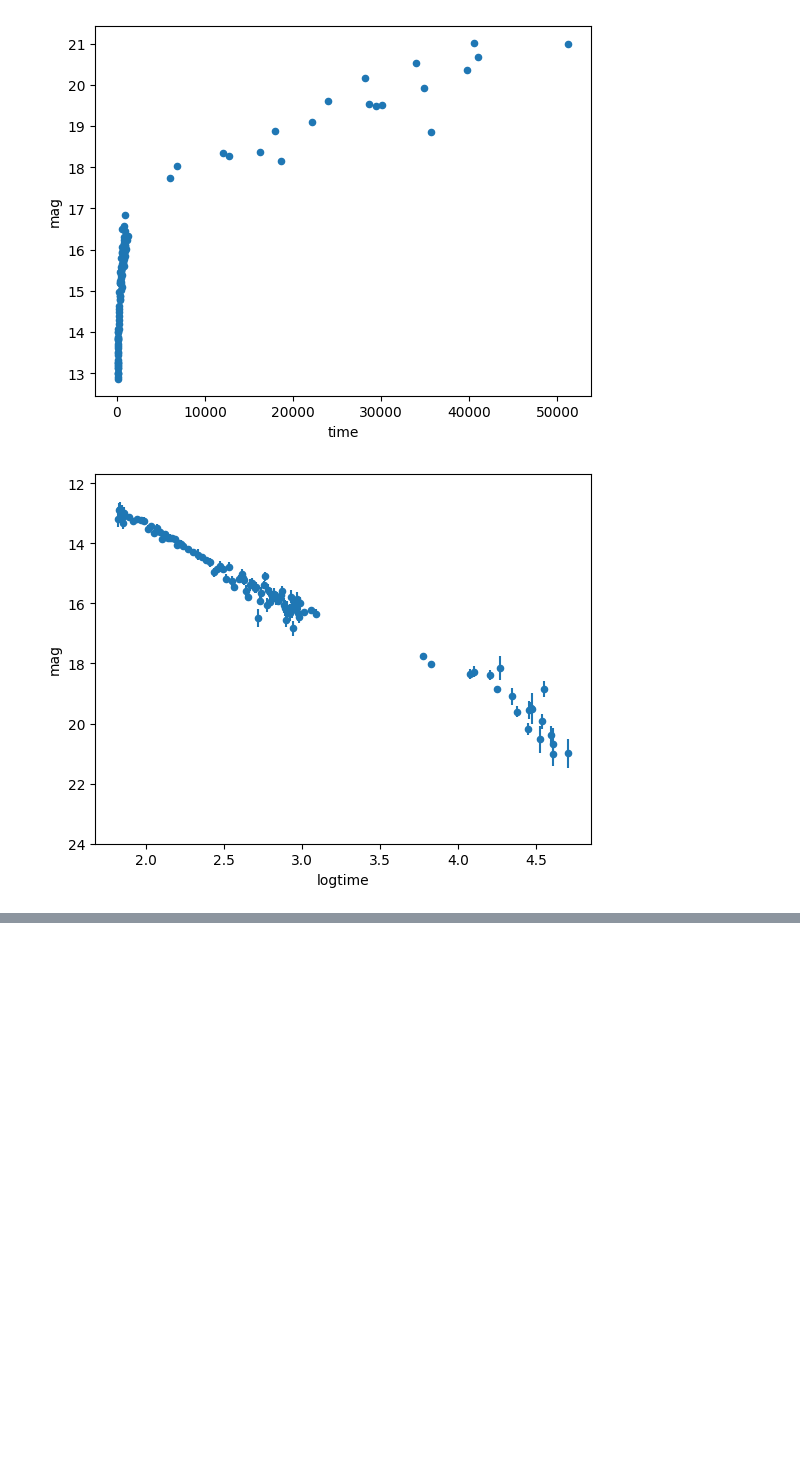
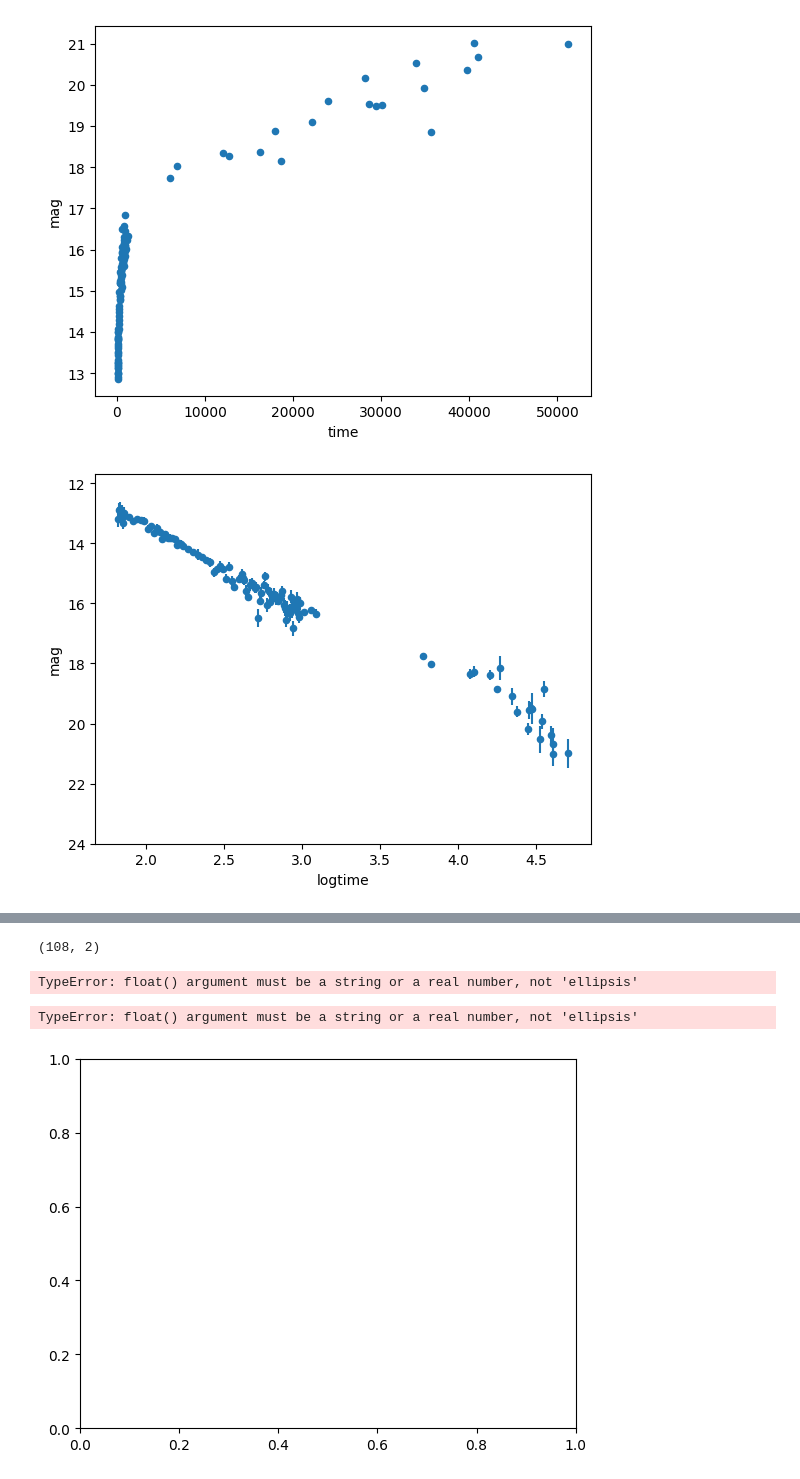
Before and after one commit to Ashmie11/FMLTSA_AshmieThapa, a Jupyter notebook: In class/MLTSA25_lab 3.ipynb, the cells around one changed output, grey strips where cells are left out. Cells and saved outputs as stored; diff of their text form; code cells hidden in the pictures; blank space fills up the shorter version.

```diff
--- a/In class/MLTSA25_lab 3.ipynb
+++ b/In class/MLTSA25_lab 3.ipynb
@@ -90,0 +132,5 @@ ValueError: Input y contains NaN.
+# %%
+
+grbAG['logtime'] = np.log10(grbAG['time']) # Create the logtime column if it does not exist
+x = grbAG.loc[:, ["logtime"]].values
+x
@@ -90,0 +193,5 @@ ValueError: Input y contains NaN.
+# %%
+grbAG_nonan = grbAG.dropna()
+x = grbAG_nonan.loc[:, "logtime"].values # Use grbAG_nonan instead of grbAG_nonanloc
+y = grbAG_nonan.loc[:, "mag"].values    # Use grbAG_nonan instead of grbAG_nonanloc
+x.shape
@@ -90,0 +210,30 @@ ValueError: Input y contains NaN.
+# %%
+X = np.c_[
+    np.ones(
+        (len(grbAG_nonan),
+        1)),x]
+X.shape
+# %% [output]
+(108, 2)
+# %%
+from sklearn.linear_model import LinearRegression
+
+lr = LinearRegression(fit_intercept=True)
+lr.fit(x, y)
+lr.coef_
+# %% [output]
+TypeError: float() argument must be a string or a real number, not 'ellipsis'
+# %%
+from matplotlib import pylab as plt
+import numpy as np
+
+ax = grbAG_nonan.plot(x="logtime", y="mag", kind="scatter")
+ax.set_ylim(24, 11)
+
+x_range = np.array([[1, grbAG_nonan["logtime"].min()],
+                    [1, grbAG_nonan["logtime"].max()]])
+
+ax.plot(grbAG_nonan["logtime"], lr.predict(X))
+# %% [output]
+TypeError: float() argument must be a string or a real number, not 'ellipsis'
+[figure, added]
```
Also changed, not shown: parts of 14 cells of this notebook.
